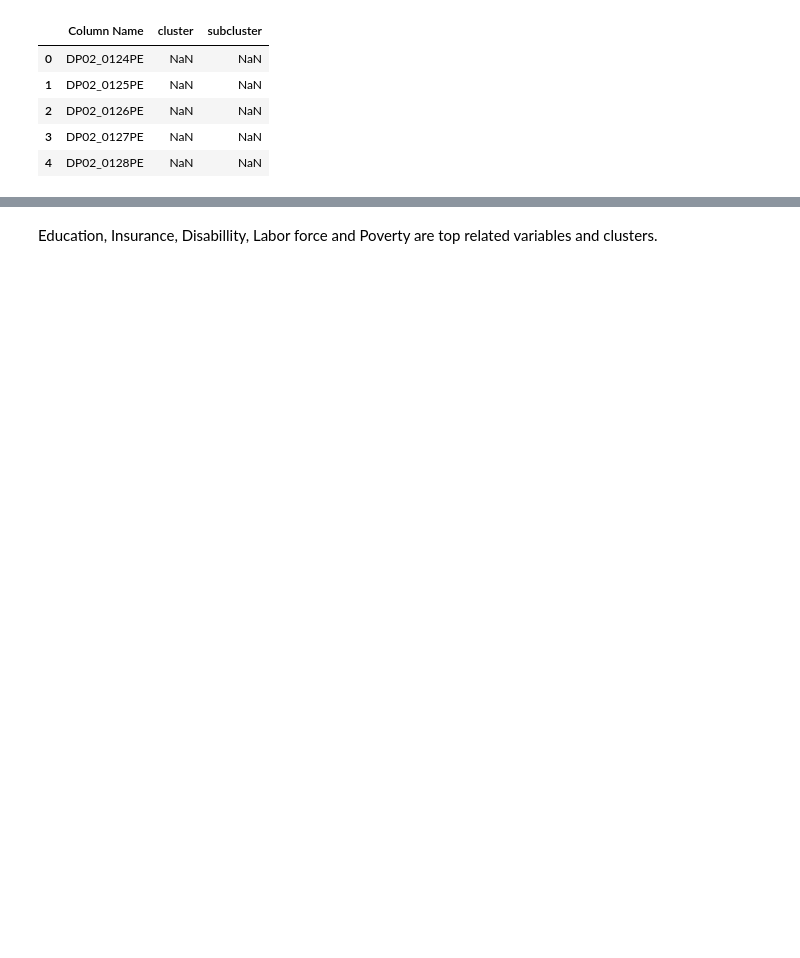
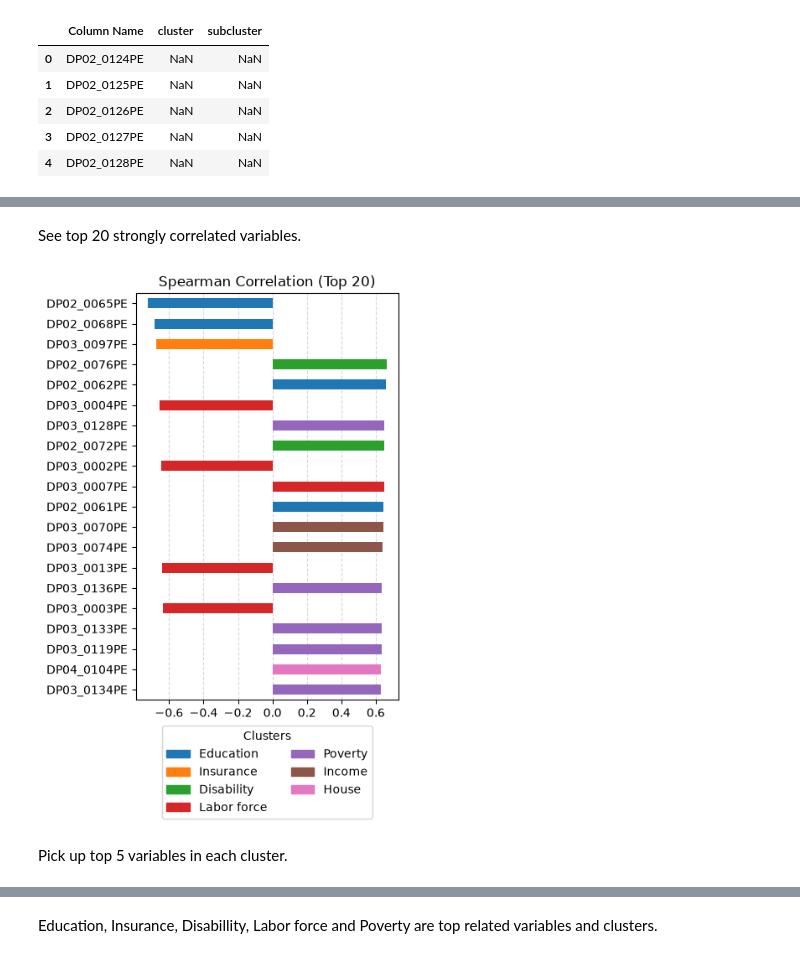
Before and after one commit to KenjiOhtsuka/UoM_SIADS593_submission, a Jupyter notebook: src/02_correlation.ipynb, the cells around one changed output, grey strips where cells are left out. Drawn from its saved outputs; the diff is of its cells as text; code cells hidden in the pictures; blank space fills up the shorter version.

```diff
--- a/src/02_correlation.ipynb
+++ b/src/02_correlation.ipynb
@@ -358,3 +326,62 @@ plt.show()
+# %% [markdown]
+See top 20 strongly correlated variables.
+# %%
+import matplotlib.pyplot as plt
+import matplotlib.ticker as ticker
+import pandas as pd
+
+num = 20
+filtered_df = spearman_df.head(num).copy()
+
+colors = plt.get_cmap("tab10")
+clusters = filtered_df["cluster"].unique()
+cluster_to_color = {
+    cluster: colors(i) for i, cluster in enumerate(clusters)
+}
+bar_colors = filtered_df["cluster"].map(cluster_to_color)
+
+fig, ax = plt.subplots(figsize=(4.5, 6.8))
+
+filtered_df.plot.barh(
+    x="Variable",
+    y="Spearman",
+    color=bar_colors,
+    title=f"Spearman Correlation (Top {num})",
+    ax=ax,
+    legend=False,
+)
+
+from matplotlib.patches import Patch
+
+legend_handles = [
+    Patch(color=cluster_to_color[cluster], label=f"{cluster}")
+    for cluster in clusters
+]
+ax.legend(
+    handles=legend_handles,
+    title="Clusters",
+    loc="upper center",
+    bbox_to_anchor=(0.5, -0.05),
+    ncol=2
+)
+
+plt.xlabel("")
+plt.ylabel("")
+
+ax.xaxis.set_major_locator(ticker.MultipleLocator(0.2))
+
+# グリッド線の追加
+ax.grid(True, axis='x', linestyle='--', alpha=0.5)
+ax.set_axisbelow(True)
+
+ax.invert_yaxis()
+
+plt.tight_layout()
+plt.show()
+# %% [output]
+[figure, added]
+# %% [markdown]
+Pick up top 5 variables in each cluster.
 # %%
 variables = [
     'DP02_0065PE',
```
Also changed, not shown: parts of 7 cells of this notebook, 2 other files.
